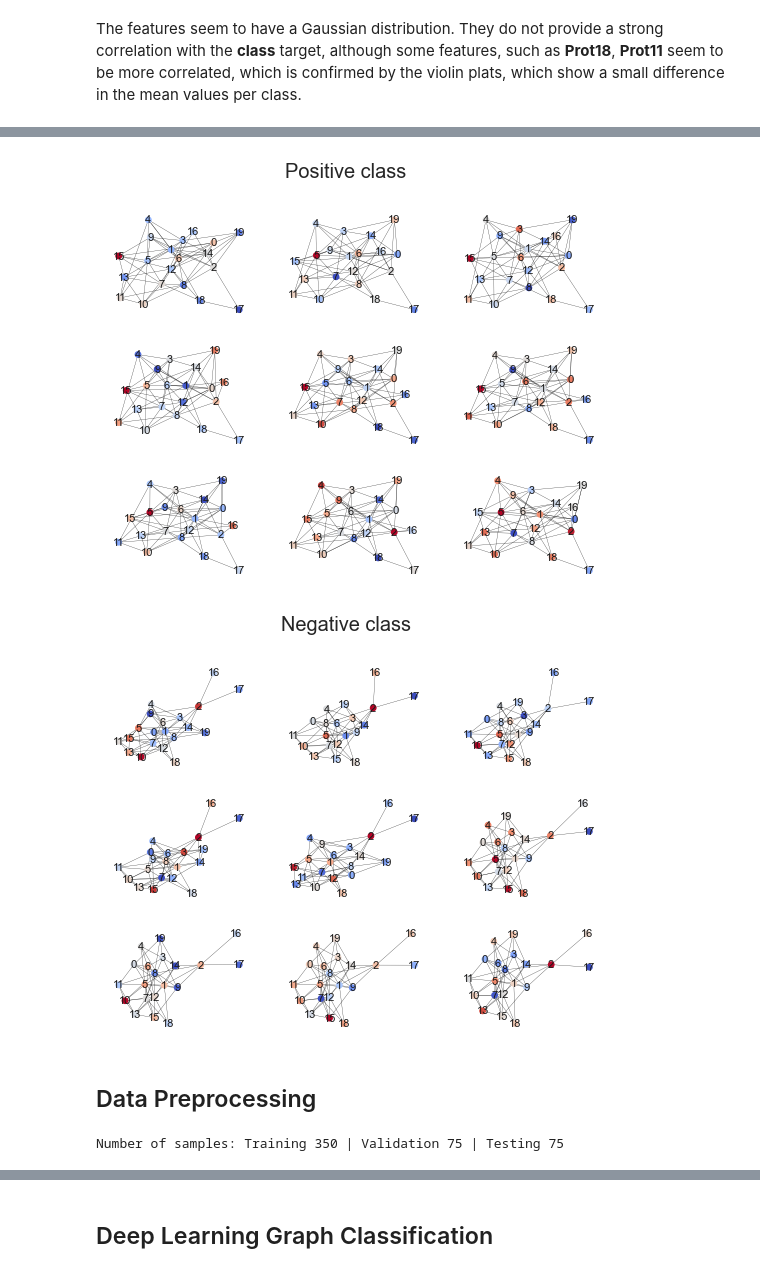
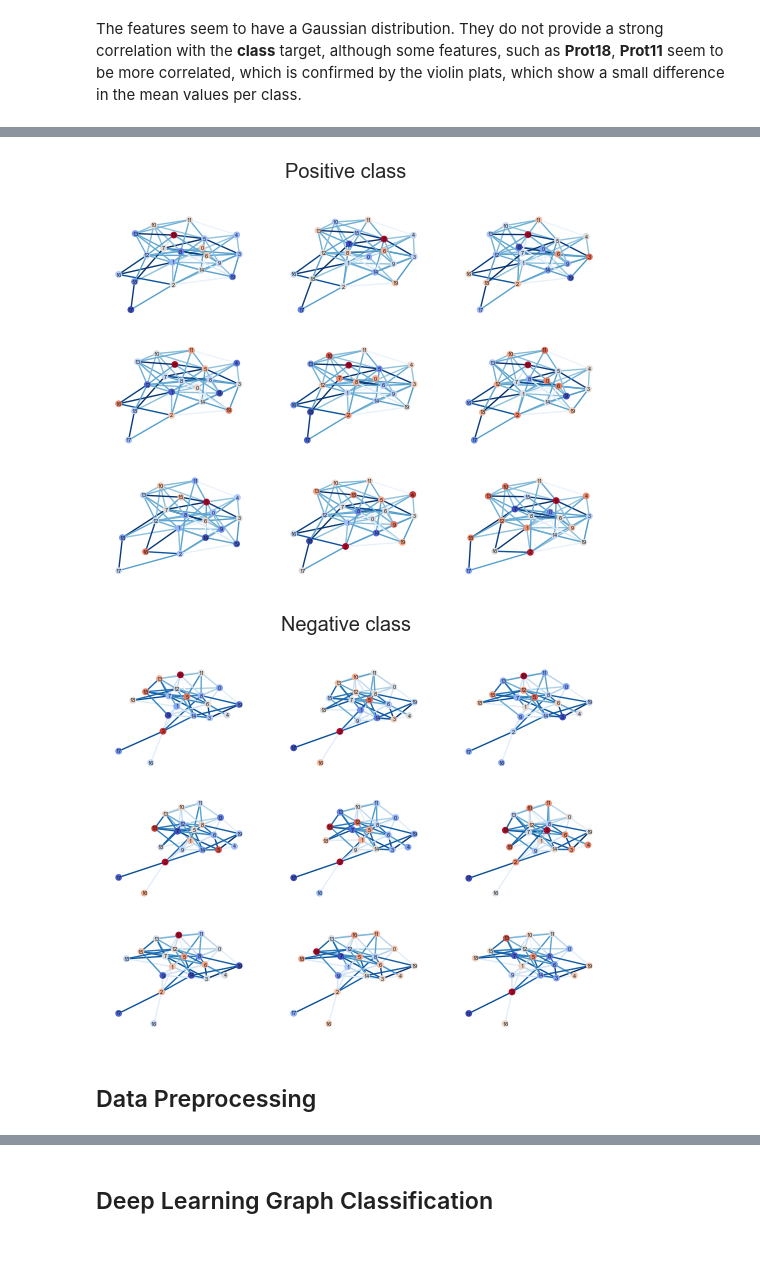
Before and after one commit to Bulbatronik/Exploring-GNN-for-Gaussian-Graphs, a Jupyter notebook: notebooks/project.ipynb, the cells around one changed output, grey strips where cells are left out. Saved outputs shown, nothing was run; the diff lists cells and outputs as text; code cells hidden in the pictures.

Commit message:
refractor code, improved visualization, fixed weighted adjacency matrix normalization

```diff
--- a/notebooks/project.ipynb
+++ b/notebooks/project.ipynb
@@ -319,37 +184,0 @@ Text(0.5, 1.0, 'Positive class, sample 2')
-# %%
-def plot_graphs(x: np.array, y: np.array, num_graphs: int, class_name: str) -> None:
-    """
-    Plots the first `num_graphs` graphs from the dataset, with each graph's nodes
-    colored according to the feature values.
-    """
-    class_id = 1 if class_name == 'Positive' else 0 # Use value to get indexes of the respective class
-    ids = np.where(y==class_id)[0]
-
-    num_rows = num_graphs**0.5
-    assert num_rows.is_integer(), 'num_graphs should be a square' # for convenience
-
-    fig, axs = plt.subplots(int(num_rows), int(num_rows))
-    fig.suptitle(f'{class_name} class')
-
-    for i, idx in enumerate(ids[-num_graphs:]):
-        # Plot graph
-        if num_graphs == 1: # If we plot one graph only, we have one object
-            ix = i
-            ax = axs
-        else: # else many objects
-            ix = np.unravel_index(i, axs.shape)
-            ax = axs[ix]
-
-        ax.axis('off')
-        G = nx.from_numpy_array(A[idx])
-        nx.draw_networkx(G,
-                        #pos=nx.circular_layout(G),
-                        pos=nx.spring_layout(G, seed=seed),
-                        with_labels=True,
-                        cmap='coolwarm',
-                        node_size=15,
-                        font_size=8,
-                        node_color=x[idx],
-                        ax=ax,
-                        width=0.2
-                        )
@@ -356,28 +197,9 @@ def plot_graphs(x: np.array, y: np.array, num_graphs: int, class_name: str) -> N
 # %%
 # Plot a few graphs of both classes together
-plot_graphs(x, y, 9, 'Positive')
-plot_graphs(x, y, 9, 'Negative')
+plot_graphs(A, x, y, 9, 'Positive')
+plot_graphs(A, x, y, 9, 'Negative')
 # %% [output]
-[figure, old version]
+[figure, new version]
-[figure, old version]
+[figure, new version]
 # %% [markdown]
 ## Data Preprocessing
-# %%
-# Split the data into train, validation, and test sets
-id_train, id_test_ = train_test_split(np.arange(len(x)), test_size=0.3, stratify=y, random_state=seed, shuffle=True)
-id_val, id_test = train_test_split(np.arange(len(id_test_)), test_size=0.5, stratify=y[id_test_], random_state=seed, shuffle=True)
-
-
-# Split the data into train, validation, and test sets
-def get_mask(idx, length):
-    msk = np.zeros(length, dtype=np.bool_)
-    msk[idx] = True
-    return msk
-
-train_mask = get_mask(id_train, S)
-val_mask = get_mask(id_val, S)
-test_mask = get_mask(id_test, S)
-
-print(f"Number of samples: Training {id_train.shape[0]} | Validation {id_val.shape[0]} | Testing {id_test.shape[0]}")
-# %% [output]
-Number of samples: Training 350 | Validation 75 | Testing 75
```
Also changed, not shown: parts of 26 cells of this notebook, 4 other files.
